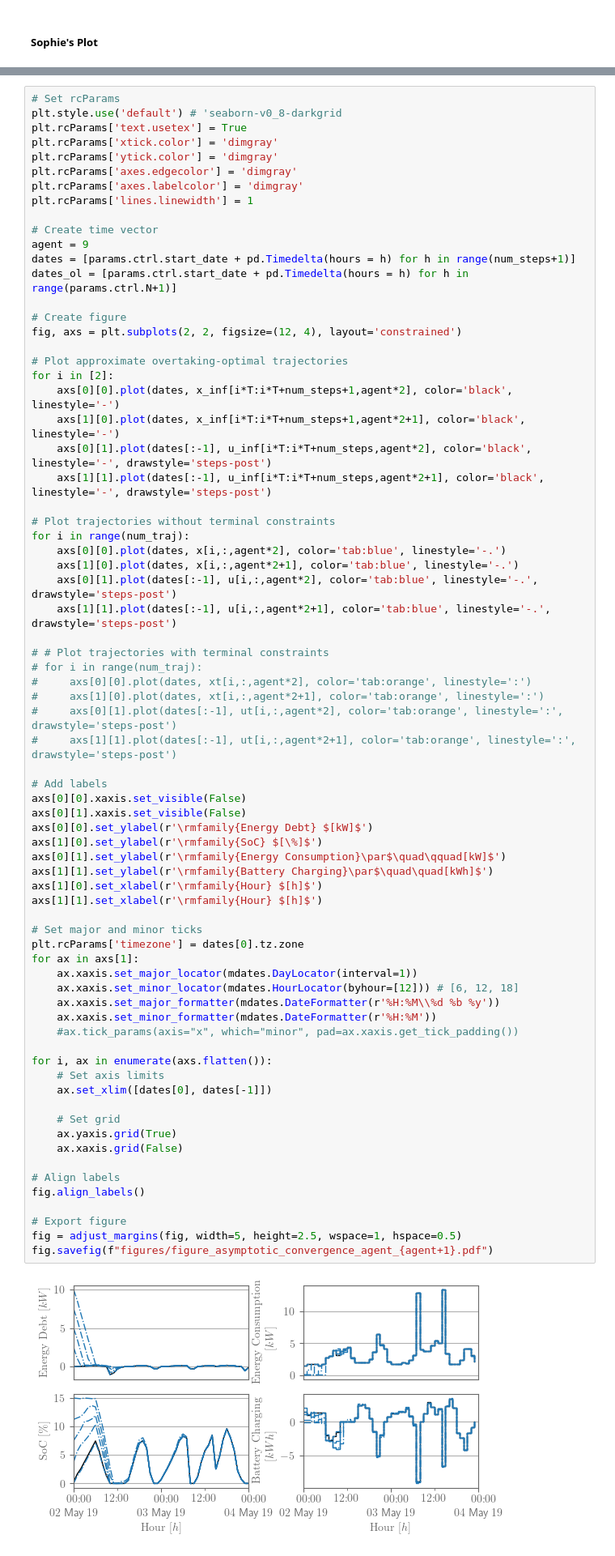
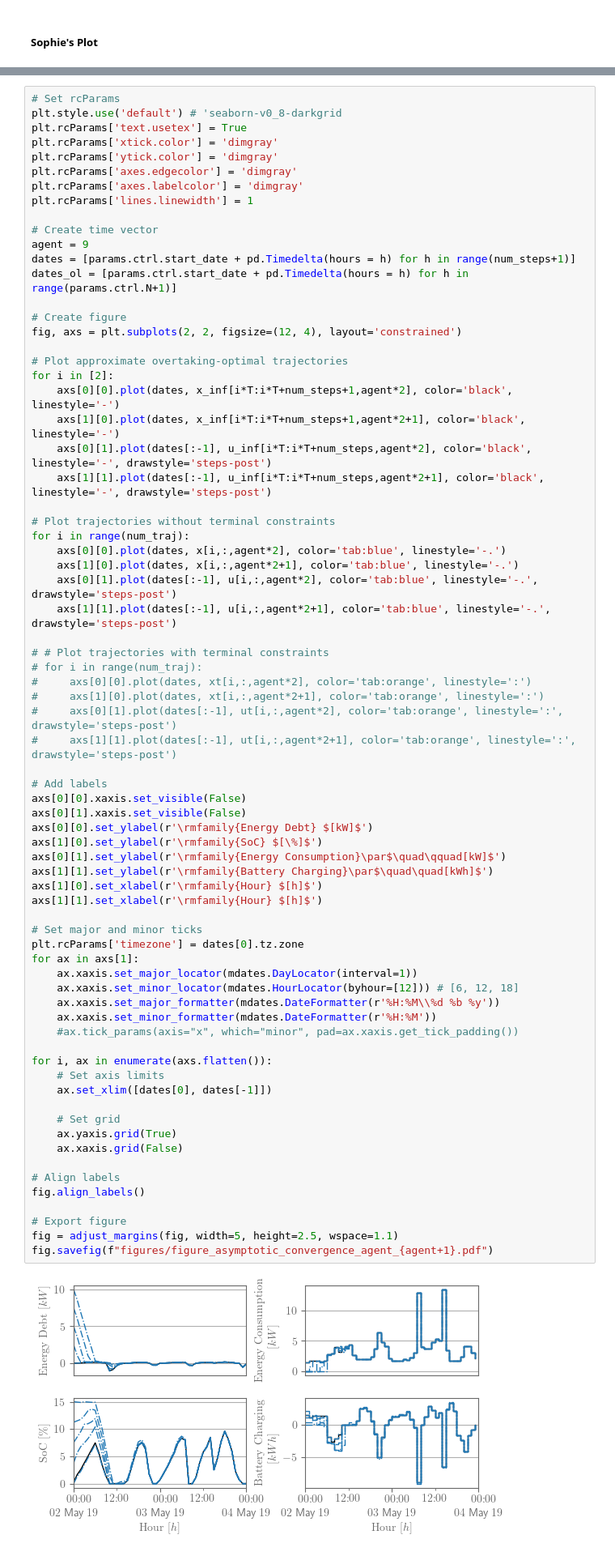
Before and after one commit to Gedlex/time-varying-RHGs, a Jupyter notebook: empc_DSMPC.ipynb, the cells around one changed output, grey strips where cells are left out. Shown at 81% size. Cells and saved outputs as stored; diff of their text form.

Commit message:
Final improvement to adjust_margins() by removing unnecessary code

```diff
--- a/empc_DSMPC.ipynb
+++ b/empc_DSMPC.ipynb
@@ -674,35 +674,35 @@ axs[0][1].xaxis.set_visible(False)
 axs[0][0].set_ylabel(r'\rmfamily{Energy Debt} $[kW]$')
 axs[1][0].set_ylabel(r'\rmfamily{SoC} $[\%]$')
 axs[0][1].set_ylabel(r'\rmfamily{Energy Consumption}\par$\quad\qquad[kW]$')
 axs[1][1].set_ylabel(r'\rmfamily{Battery Charging}\par$\quad\quad[kWh]$')
 axs[1][0].set_xlabel(r'\rmfamily{Hour} $[h]$')
 axs[1][1].set_xlabel(r'\rmfamily{Hour} $[h]$')
 
 # Set major and minor ticks
 plt.rcParams['timezone'] = dates[0].tz.zone
 for ax in axs[1]:
     ax.xaxis.set_major_locator(mdates.DayLocator(interval=1))
     ax.xaxis.set_minor_locator(mdates.HourLocator(byhour=[12])) # [6, 12, 18]
     ax.xaxis.set_major_formatter(mdates.DateFormatter(r'%H:%M\\%d %b %y'))
     ax.xaxis.set_minor_formatter(mdates.DateFormatter(r'%H:%M'))
     #ax.tick_params(axis="x", which="minor", pad=ax.xaxis.get_tick_padding())
 
 for i, ax in enumerate(axs.flatten()):
     # Set axis limits
     ax.set_xlim([dates[0], dates[-1]])
 
     # Set grid
     ax.yaxis.grid(True)
     ax.xaxis.grid(False)
 
 # Align labels
 fig.align_labels()
 
 # Export figure
-fig = adjust_margins(fig, width=5, height=2.5, wspace=1, hspace=0.5)
+fig = adjust_margins(fig, width=5, height=2.5, wspace=1.1)
 fig.savefig(f"figures/figure_asymptotic_convergence_agent_{agent+1}.pdf")
 # %% [output]
-[figure, old version]
+[figure, new version]
 # %%
 fig.get_constrained_layout_pads()
 # %% [output]
```
Also changed, not shown: 2 other files.
